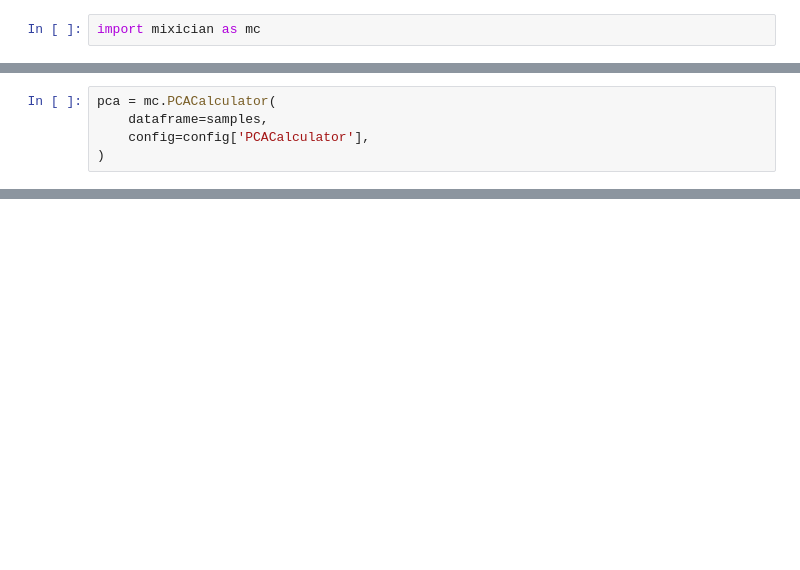
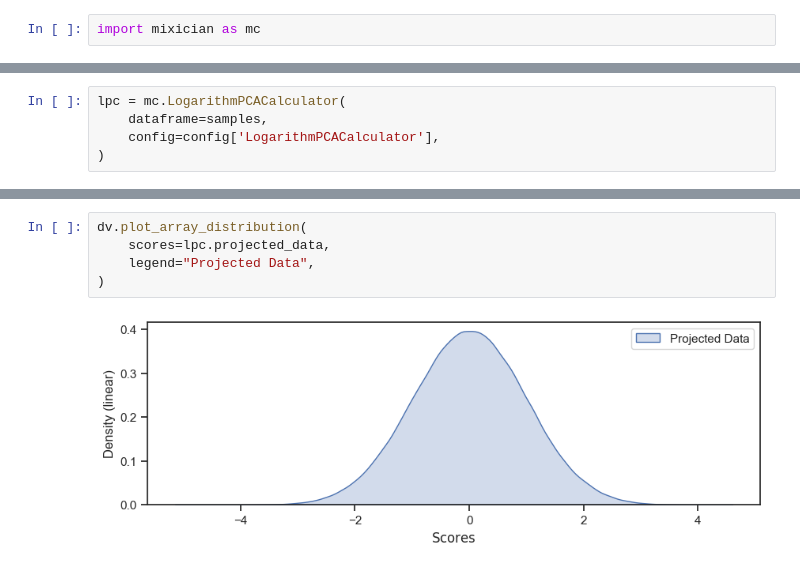
Before and after one commit to yinsn/Mixician, a Jupyter notebook: src/mixician/examples/calculate_value_based_ensemble_score/value_based_ensemble_score.ipynb, the cells around one changed output, grey strips where cells are left out. Cells and saved outputs as stored; diff of their text form; blank space fills up the shorter version.

```diff
--- a/src/mixician/examples/calculate_value_based_ensemble_score/value_based_ensemble_score.ipynb
+++ b/src/mixician/examples/calculate_value_based_ensemble_score/value_based_ensemble_score.ipynb
@@ -33,6 +44,6 @@ config = mc.load_config(
 # %%
-pca = mc.PCACalculator(
+lpc = mc.LogarithmPCACalculator(
     dataframe=samples,
-    config=config['PCACalculator'],
+    config=config['LogarithmPCACalculator'],
 )
 # %% [output]
@@ -45,0 +57,7 @@ pca.calculate()
+# %%
+dv.plot_array_distribution(
+    scores=lpc.projected_data,
+    legend="Projected Data",
+)
+# %% [output]
+[figure, added]
```
Also changed, not shown: parts of 8 cells of this notebook, 13 other files.
